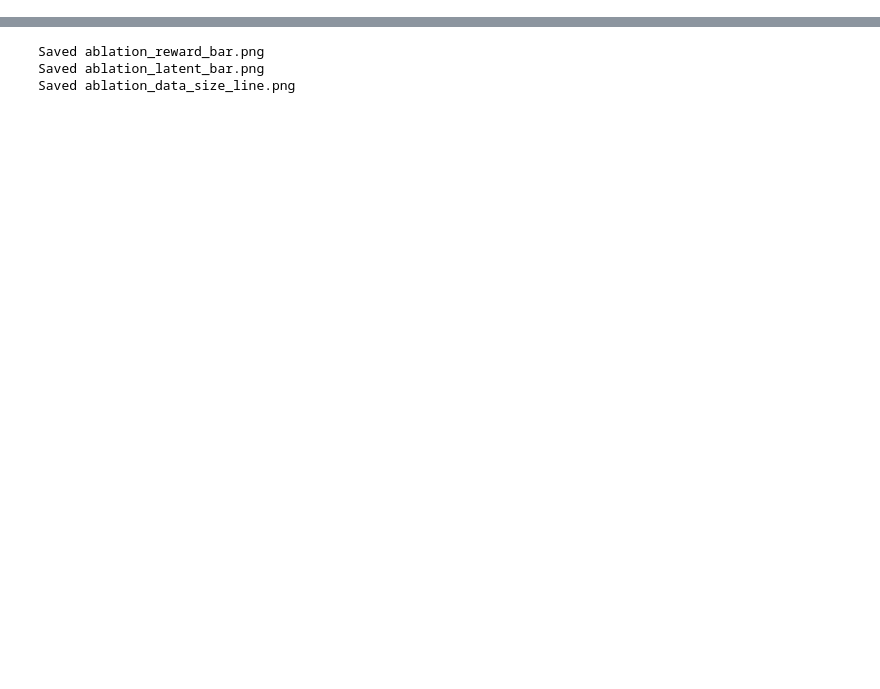
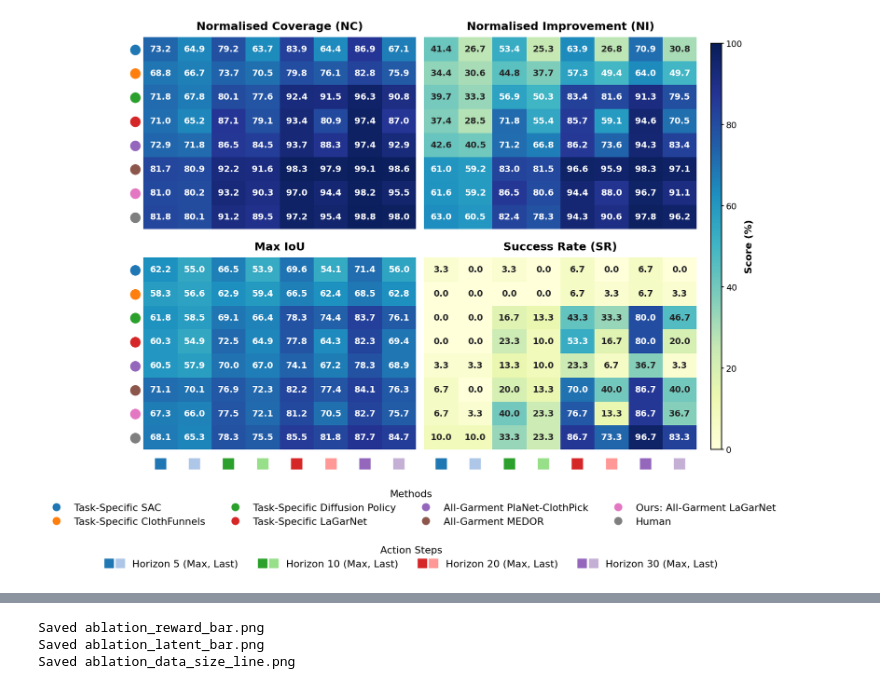
Before and after one commit to halid1020/bimanual_garment_folding, a Jupyter notebook: analysis/lagarnet/flattening_comparison_for_lagarnet_new.ipynb, the cells around one changed output, grey strips where cells are left out. Drawn from its saved outputs; the diff is of its cells as text; code cells hidden in the pictures; blank space fills up the shorter version.

```diff
--- a/analysis/lagarnet/flattening_comparison_for_lagarnet_new.ipynb
+++ b/analysis/lagarnet/flattening_comparison_for_lagarnet_new.ipynb
@@ -831,6 +819,13 @@ import matplotlib.pyplot as plt
 import seaborn as sns
 
 
+import os
+import numpy as np
+import matplotlib.pyplot as plt
+import seaborn as sns
+import matplotlib.lines as mlines
+from matplotlib.legend_handler import HandlerTuple
+
 def plot_lagarnet_metrics_heatmap(data_dir, methods, arenas, step_limits=[5, 10, 20, 30],
                                   iou_thresh=0.8, nc_thresh=0.9,
                                   save_filename='lagarnet_metrics_heatmap.png'):
@@ -838,8 +833,10 @@ def plot_lagarnet_metrics_heatmap(data_dir, methods, arenas, step_limits=[5, 10,
     num_methods = len(labels)
     num_cols = len(step_limits) * 2  # Max + Last per horizon
 
+    # Initialize data arrays
     data = {k: np.full((num_methods, num_cols), np.nan) for k in ['NC', 'NI', 'IoU', 'SR']}
 
+    # Process data
     for i, exp in enumerate(methods):
         if exp.get('exp_dir') is None:
             continue
@@ -863,7 +860,17 @@ def plot_lagarnet_metrics_heatmap(data_dir, methods, arenas, step_limits=[5, 10,
                 data['IoU'][i, c_max] = np.mean(acc['IoU_max']); data['IoU'][i, c_last] = np.mean(acc['IoU_last'])
                 data['SR'][i, c_max]  = np.mean(acc['SR_max']);  data['SR'][i, c_last]  = np.mean(acc['SR_last'])
 
-    fig, axes = plt.subplots(2, 2, figsize=(24, 14))
+    # Convert all metrics to 0-100 scale
+    for key in data:
+        data[key] = data[key] * 100
+
+    # Define color palettes
+    method_colors = sns.color_palette("tab10", num_methods)
+    # Dark colors for "Max", lighter variants for "Last"
+    horizon_colors_dark = ['#1f77b4', '#2ca02c', '#d62728', '#9467bd']
+    horizon_colors_light = ['#aec7e8', '#98df8a', '#ff9896', '#c5b0d5']
+
+    fig, axes = plt.subplots(2, 2, figsize=(16, 14))
     plot_configs = [
         (axes[0, 0], data['NC'],  'Normalised Coverage (NC)'),
         (axes[0, 1], data['NI'],  'Normalised Improvement (NI)'),
@@ -871,37 +878,77 @@ def plot_lagarnet_metrics_heatmap(data_dir, methods, arenas, step_limits=[5, 10,
         (axes[1, 1], data['SR'],  'Success Rate (SR)'),
     ]
 
-    x_labels = []
-    for step in step_limits:
-        x_labels.extend([f'Max\n({step})', f'Last\n({step})'])
-
     for ax, arr, title in plot_configs:
         is_left = ax in (axes[0, 0], axes[1, 0])
         is_bottom = ax in (axes[1, 0], axes[1, 1])
-        sns.heatmap(arr, annot=True, fmt='.2f', cmap='YlGnBu', vmin=0, vmax=1, square=True,
+
+        # Replace text with unicode dots and squares
+        y_labels = ['●'] * num_methods if is_left else False
+        x_labels = ['■'] * num_cols if is_bottom else False
+
+        # Updated vmax to 100 and fmt to '.1f'
+        sns.heatmap(arr, annot=True, fmt='.1f', cmap='YlGnBu', vmin=0, vmax=100, square=False,
                     mask=np.isnan(arr),
-                    xticklabels=(x_labels if is_bottom else False),
-                    yticklabels=(labels if is_left else False),
+                    xticklabels=x_labels,
+                    yticklabels=y_labels,
                     ax=ax, cbar=False, annot_kws={'size': 14, 'weight': 'bold'})
+
         ax.set_title(title, pad=12, fontsize=18, fontweight='bold')
+
+        # Colorize the y-axis dots
         if is_left:
-            ax.set_yticklabels(ax.get_yticklabels(), rotation=0)
+            ax.tick_params(axis='y', rotation=0, length=0)
+            for i, tick in enumerate(ax.get_yticklabels()):
+                tick.set_color(method_colors[i])
+                tick.set_fontsize(22)
+
+        # Colorize the x-axis squares
         if is_bottom:
-            ax.set_xlabel('Action Steps (horizon)', fontsize=16, fontweight='bold', labelpad=12)
-            ax.tick_params(axis='x', rotation=0)
+            ax.tick_params(axis='x', rotation=0, length=0, pad=10)
+            for j, tick in enumerate(ax.get_xticklabels()):
+                horizon_idx = j // 2
+                is_max = (j % 2 == 0)
+                tick.set_color(horizon_colors_dark[horizon_idx] if is_max else horizon_colors_light[horizon_idx])
+                tick.set_fontsize(24)
+            ax.set_xlabel('') # Clear the text x-label
 
-    cbar_ax = fig.add_axes([0.92, 0.15, 0.02, 0.7])
-    sm = plt.cm.ScalarMappable(cmap='YlGnBu', norm=plt.Normalize(vmin=0, vmax=1))
+    # --- Setup Custom Legends ---
+
+    # 1. Method Legend (Dots)
+    method_handles = [mlines.Line2D([], [], color=method_colors[i], marker='o', linestyle='None',
+                                    markersize=12, label=labels[i]) for i in range(num_methods)]
+
+    # 2. Step Legend (Squares grouped as Max/Last tuples)
+    step_handles = []
+    step_labels_str = []
+    for i, step in enumerate(step_limits):
+        h_dark = mlines.Line2D([], [], color=horizon_colors_dark[i], marker='s', linestyle='None', markersize=14)
+        h_light = mlines.Line2D([], [], color=horizon_colors_light[i], marker='s', linestyle='None', markersize=14)
+        step_handles.append((h_dark, h_light))
+        step_labels_str.append(f'Horizon {step} (Max, Last)')
+
+    # Add legends to the figure bottom
+    fig.legend(handles=method_handles, loc='upper center', bbox_to_anchor=(0.5, 0.17),
+               ncol=4, fontsize=16, title='Methods', title_fontsize=16, frameon=False)
+
+    fig.legend(handles=step_handles, labels=step_labels_str, loc='upper center', bbox_to_anchor=(0.5, 0.08),
+               ncol=4, fontsize=16, title='Action Steps', title_fontsize=16, frameon=False,
+               handler_map={tuple: HandlerTuple(ndivide=None, pad=0.3)})
+
+    # Set up global colorbar aligned with the tighter heatmaps
+    cbar_ax = fig.add_axes([0.92, 0.22, 0.015, 0.65])
+    # Updated colorbar normalization to 100 and label to percentage
+    sm = plt.cm.ScalarMappable(cmap='YlGnBu', norm=plt.Normalize(vmin=0, vmax=100))
     sm.set_array([])
     cbar = fig.colorbar(sm, cax=cbar_ax)
-    cbar.set_label('Score (0 to 1)', fontsize=16, fontweight='bold')
+    cbar.set_label('Score (%)', fontsize=16, fontweight='bold')
     cbar.ax.tick_params(labelsize=14)
 
-    plt.subplots_adjust(wspace=0.05, hspace=0.2, right=0.9)
+    # Reduce heatmap gaps and leave vertical space at the bottom for the legends
+    plt.subplots_adjust(wspace=0.03, hspace=0.15, right=0.9, bottom=0.22)
     plt.savefig(save_filename, bbox_inches='tight', dpi=300)
     print(f'Saved {save_filename}')
     plt.show()
-
 
 # Methods / arena / horizons matching Table III (longsleeve flattening baseline comparison).
 # NOTE: MEDOR data lives at transfer_eval_medor and SAC at transfer_eval_vanilla_image_sac;
@@ -921,3 +968,4 @@ heatmap_arenas = [{'exp_dir': 'multi_longsleeve_single_picker_readjust_pick_prov
 plot_lagarnet_metrics_heatmap(heatmap_data_dir, heatmap_methods, heatmap_arenas,
                               step_limits=[5, 10, 20, 30],
                               save_filename='lagarnet_flattening_heatmap.png')
+# %% [output]
@@ -924,3 +973,4 @@ plot_lagarnet_metrics_heatmap(heatmap_data_dir, heatmap_methods, heatmap_arenas,
+[figure, added]
 # %%
 # Add these to your existing COLORS dictionary
 COLORS.update({
```
Also changed, not shown: parts of 8 cells of this notebook, 25 other files.
